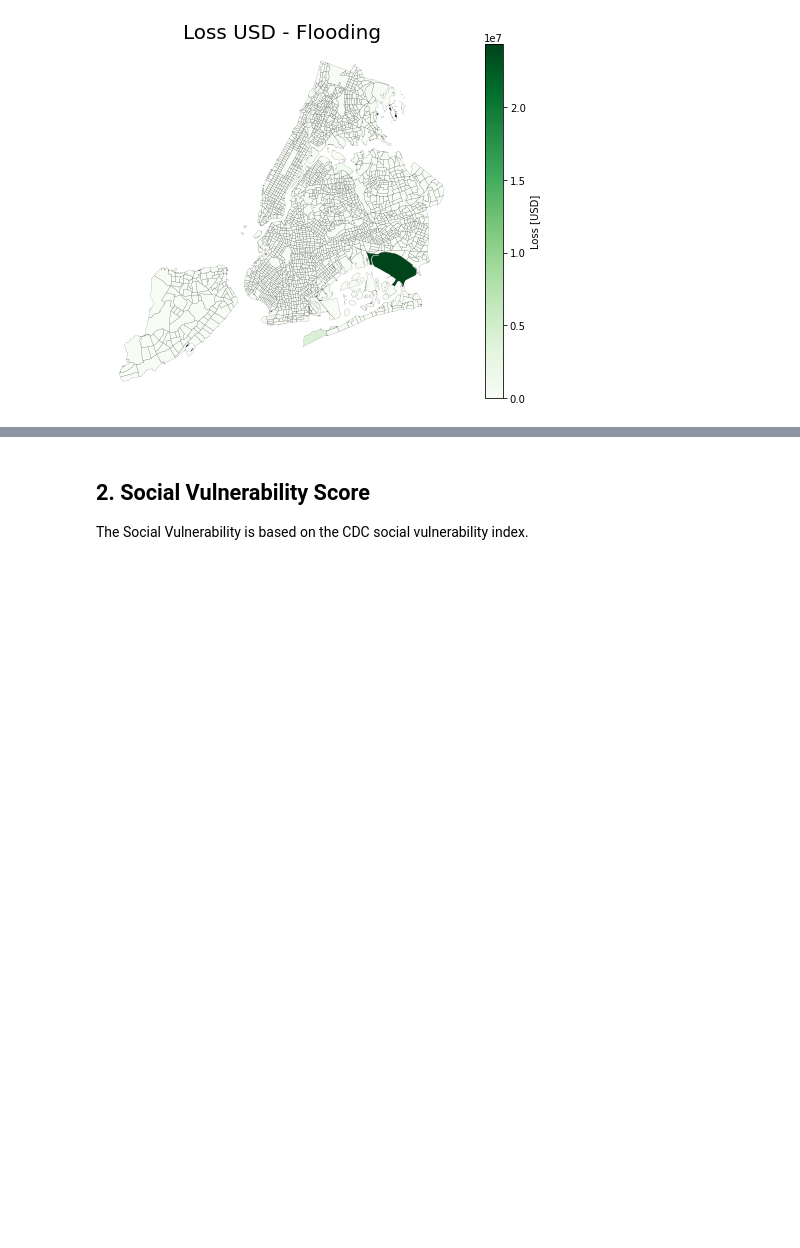
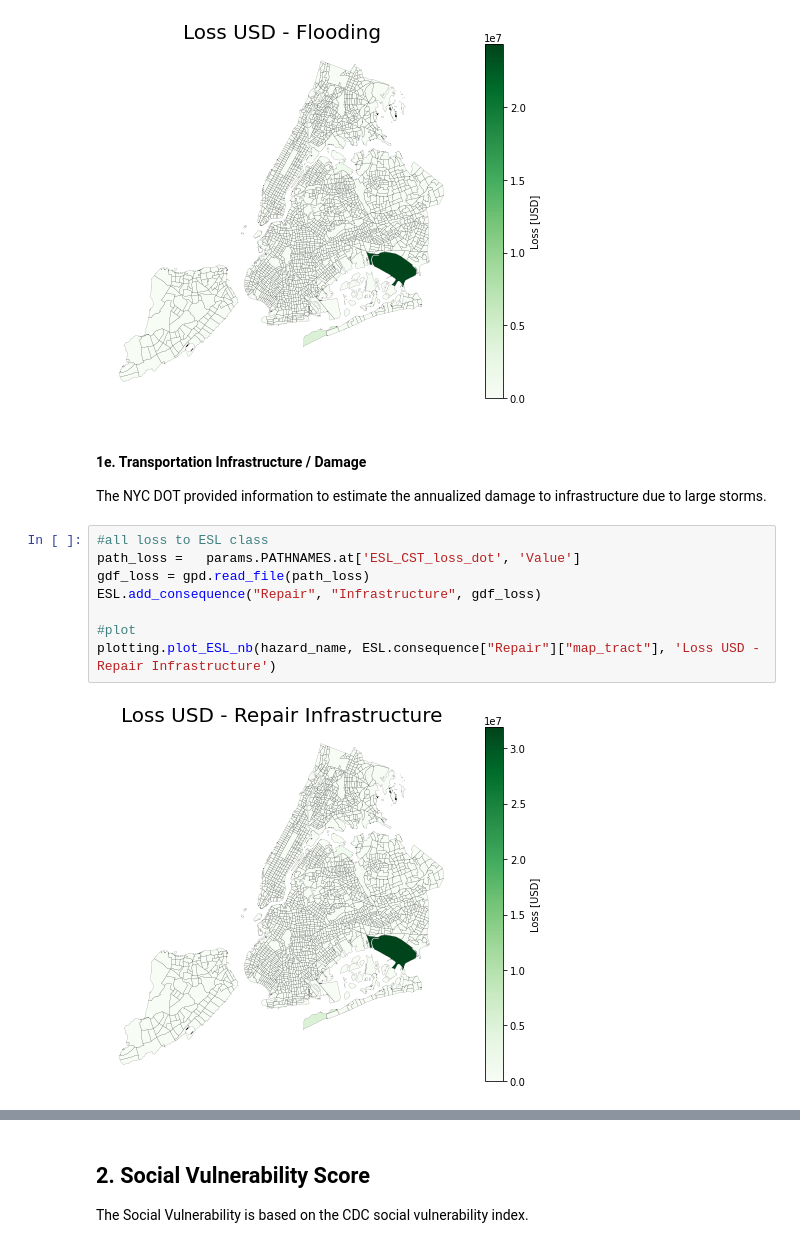
Before and after one commit to NYCEM-GIS/urban-risk-index, a Jupyter notebook: NOTEBOOKS/CALC_URI_CST_1.ipynb, the cells around one changed output, grey strips where cells are left out. Saved outputs shown, nothing was run; the diff lists cells and outputs as text; blank space fills up the shorter version.

```diff
--- a/NOTEBOOKS/CALC_URI_CST_1.ipynb
+++ b/NOTEBOOKS/CALC_URI_CST_1.ipynb
@@ -76,3 +78,16 @@ ESL.add_consequence("Flood", "Buildings", gdf_loss)
 plotting.plot_ESL_nb(hazard_name, ESL.consequence["Flood"]["map_tract"], 'Loss USD - Flooding')
 # %% [output]
 [figure]
+# %% [markdown]
+#### 1e.  Transportation Infrastructure / Damage
+The NYC DOT provided information to estimate the annualized damage to infrastructure due to large storms.
+# %%
+#all loss to ESL class
+path_loss =   params.PATHNAMES.at['ESL_CST_loss_dot', 'Value']
+gdf_loss = gpd.read_file(path_loss)
+ESL.add_consequence("Repair", "Infrastructure", gdf_loss)
+
+#plot
+plotting.plot_ESL_nb(hazard_name, ESL.consequence["Repair"]["map_tract"], 'Loss USD - Repair Infrastructure')
+# %% [output]
+[figure, added]
```
Also changed, not shown: parts of 9 cells of this notebook, 23 other files.
